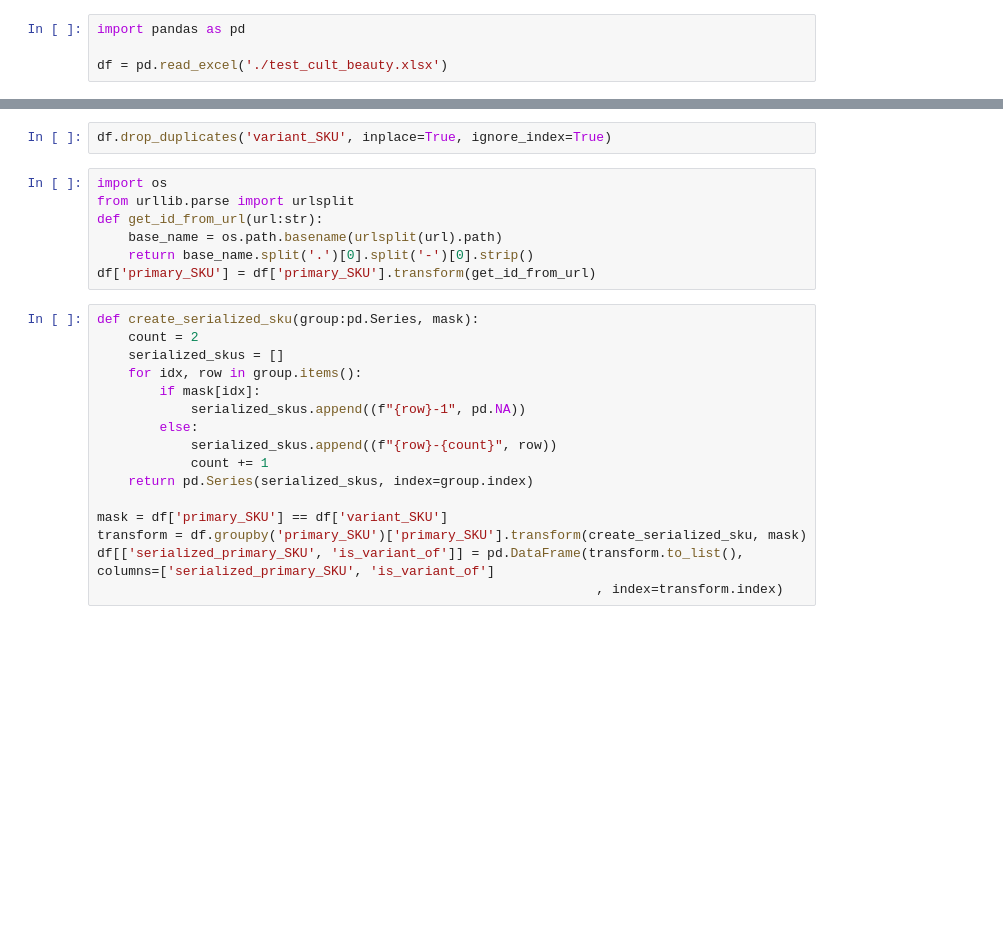
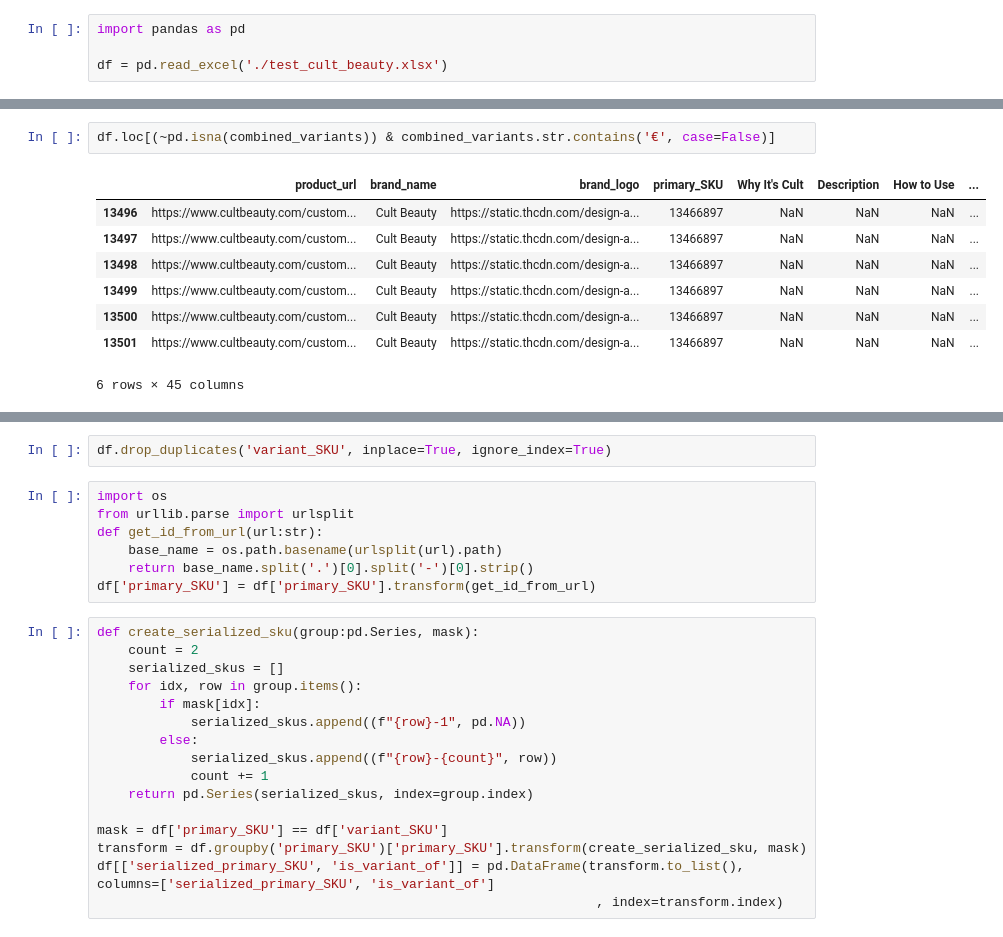
Before and after one commit to eslam-allam/cult_beauty, a Jupyter notebook: cult_beauty.ipynb, the cells around one changed output, grey strips where cells are left out. Cells and saved outputs as stored; diff of their text form; blank space fills up the shorter version.

```diff
--- a/cult_beauty.ipynb
+++ b/cult_beauty.ipynb
@@ -372,0 +310,11 @@ df = pd.read_excel('./test_cult_beauty_with_duplicates.xlsx')
+# %%
+df.loc[(~pd.isna(combined_variants)) & combined_variants.str.contains('€', case=False)]
+# %% [output]
+|  | product_url | brand_name | brand_logo | primary_SKU | Why It's Cult | Description | How to Use | ... |
+| 13496 | https://www.cultbeauty.com/custom... | Cult Beauty | https://static.thcdn.com/design-a... | 13466897 | NaN | NaN | NaN | ... |
+| 13497 | https://www.cultbeauty.com/custom... | Cult Beauty | https://static.thcdn.com/design-a... | 13466897 | NaN | NaN | NaN | ... |
+| 13498 | https://www.cultbeauty.com/custom... | Cult Beauty | https://static.thcdn.com/design-a... | 13466897 | NaN | NaN | NaN | ... |
+| 13499 | https://www.cultbeauty.com/custom... | Cult Beauty | https://static.thcdn.com/design-a... | 13466897 | NaN | NaN | NaN | ... |
+| 13500 | https://www.cultbeauty.com/custom... | Cult Beauty | https://static.thcdn.com/design-a... | 13466897 | NaN | NaN | NaN | ... |
+| 13501 | https://www.cultbeauty.com/custom... | Cult Beauty | https://static.thcdn.com/design-a... | 13466897 | NaN | NaN | NaN | ... |
+6 rows × 45 columns
```
Also changed, not shown: parts of 25 cells of this notebook, 1 other file.
